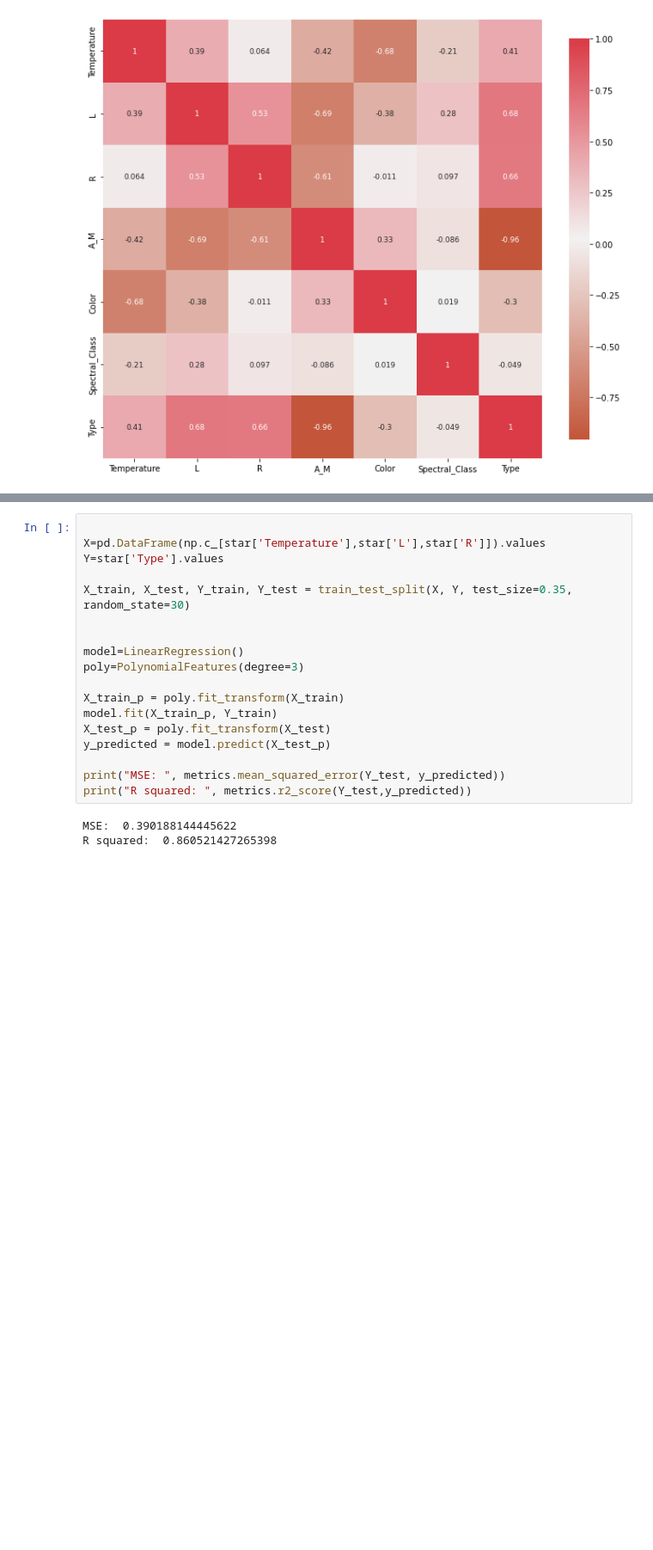
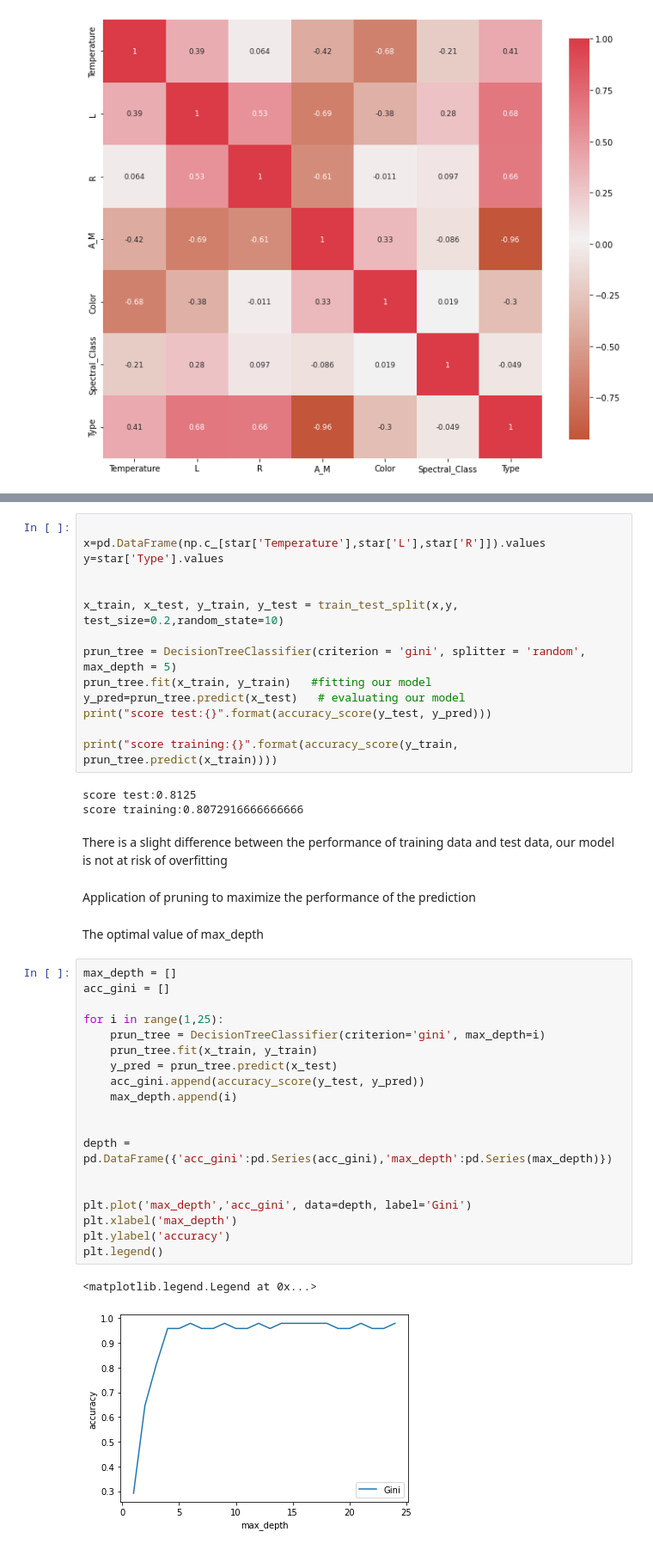
Before and after one commit to Aminata-lo/checkpoint1, a Jupyter notebook: project.ipynb, the cells around one changed output, grey strips where cells are left out. Shown: that part at 86% size. Drawn from its saved outputs; the diff is of its cells as text; blank space fills up the shorter version.

```diff
--- a/project.ipynb
+++ b/project.ipynb
@@ -183,21 +218,46 @@ MODEL: polynomial regression
-# %%
-
-X=pd.DataFrame(np.c_[star['Temperature'],star['L'],star['R']]).values
-Y=star['Type'].values
-
-X_train, X_test, Y_train, Y_test = train_test_split(X, Y, test_size=0.35, random_state=30)
-
-
-model=LinearRegression()
-poly=PolynomialFeatures(degree=3)
-
-X_train_p = poly.fit_transform(X_train)
-model.fit(X_train_p, Y_train)
-X_test_p = poly.fit_transform(X_test)
-y_predicted = model.predict(X_test_p)
-
-print("MSE: ", metrics.mean_squared_error(Y_test, y_predicted))
-print("R squared: ", metrics.r2_score(Y_test,y_predicted))
-# %% [output]
-MSE:  0.390188144445622
-R squared:  0.860521427265398
+# %%
+
+x=pd.DataFrame(np.c_[star['Temperature'],star['L'],star['R']]).values
+y=star['Type'].values
+
+
+x_train, x_test, y_train, y_test = train_test_split(x,y, test_size=0.2,random_state=10)
+
+prun_tree = DecisionTreeClassifier(criterion = 'gini', splitter = 'random', max_depth = 5)
+prun_tree.fit(x_train, y_train)   #fitting our model
+y_pred=prun_tree.predict(x_test)   # evaluating our model
+print("score test:{}".format(accuracy_score(y_test, y_pred)))
+
+print("score training:{}".format(accuracy_score(y_train, prun_tree.predict(x_train))))
+# %% [output]
+score test:0.8125
+score training:0.8072916666666666
+# %% [markdown]
+There is a slight difference between the performance of training data and test data,
+our model is not at risk of overfitting
+# %% [markdown]
+Application of pruning to maximize the performance of the prediction
+# %% [markdown]
+The optimal value of max_depth
+# %%
+max_depth = []
+acc_gini = []
+
+for i in range(1,25):
+    prun_tree = DecisionTreeClassifier(criterion='gini', max_depth=i)
+    prun_tree.fit(x_train, y_train)
+    y_pred = prun_tree.predict(x_test)
+    acc_gini.append(accuracy_score(y_test, y_pred))
+    max_depth.append(i)
+
+
+depth = pd.DataFrame({'acc_gini':pd.Series(acc_gini),'max_depth':pd.Series(max_depth)})
+
+
+plt.plot('max_depth','acc_gini', data=depth, label='Gini')
+plt.xlabel('max_depth')
+plt.ylabel('accuracy')
+plt.legend()
+# %% [output]
+<matplotlib.legend.Legend at 0x...>
+[figure, added]
```
Also changed, not shown: parts of 18 cells of this notebook.
